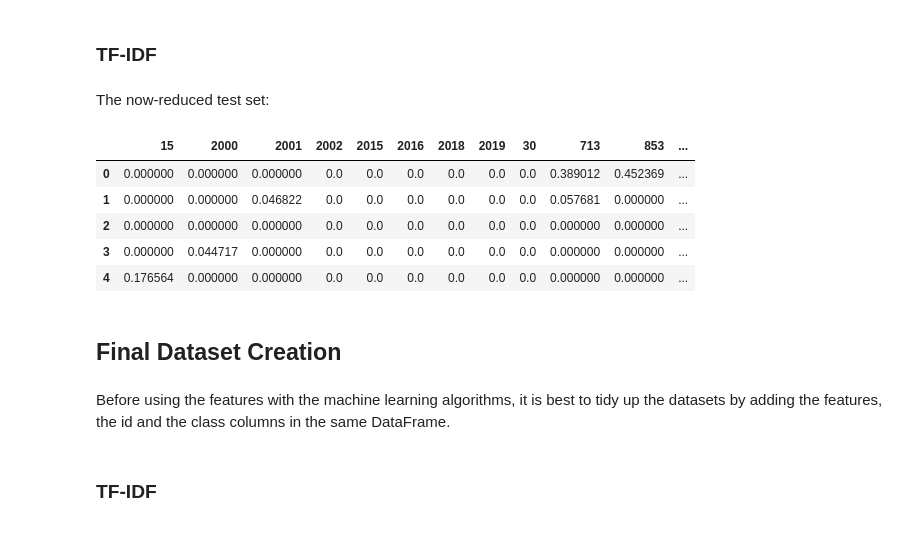
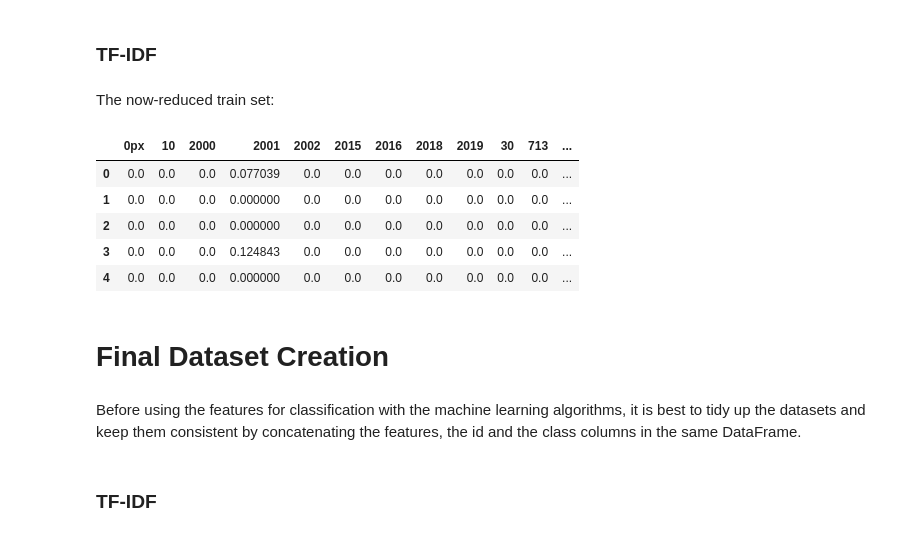
Before and after one commit to liakoyras/thesis-phishing-email-detection, a Jupyter notebook: Text Feature Extraction and Feature Selection.ipynb, the cells around one changed output. Saved outputs shown, nothing was run; the diff lists cells and outputs as text; code cells hidden in the pictures.

```diff
--- a/Text Feature Extraction and Feature Selection.ipynb
+++ b/Text Feature Extraction and Feature Selection.ipynb
@@ -46,7 +54,7 @@ In order to have a lower dimensionality and since not all words from the corpus
 # %%
-tfidf_1 = util.tfidf_features(train_1['body'], test_1['body'], min_df=5, max_features=500)
+tfidf_balanced = util.tfidf_features(train_balanced_tokens['body'], test_balanced_tokens['body'], min_df=5, max_features=500)
 # %%
-tfidf_train_1 = tfidf_1['tfidf_train']
-tfidf_test_1 = tfidf_1['tfidf_test']
-tfidf_model_1 = tfidf_1['vectorizer']
+tfidf_train_balanced = tfidf_balanced['tfidf_train']
+tfidf_test_balanced = tfidf_balanced['tfidf_test']
+tfidf_model_balanced = tfidf_balanced['vectorizer']
 # %%
@@ -106,9 +116,9 @@ In order to further reduce the dimensions of the feature matrix, the number of s
 # %% [markdown]
 ### TF-IDF
 # %%
-selected_tfidf_1 = util.chi2_feature_selection(tfidf_train_1, train_1['class'], tfidf_test_1, percentile=50)
+selected_tfidf_balanced = util.chi2_feature_selection(tfidf_train_balanced, train_balanced_tokens['class'], tfidf_test_balanced, percentile=50)
 # %%
-tfidf_sel_train_1 = selected_tfidf_1['features_train']
-tfidf_sel_test_1 = selected_tfidf_1['features_test']
-tfidf_sel_model_1 = selected_tfidf_1['selector']
+tfidf_sel_train_balanced = selected_tfidf_balanced['features_train']
+tfidf_sel_test_balanced = selected_tfidf_balanced['features_test']
+tfidf_sel_model_balanced = selected_tfidf_balanced['selector']
 # %%
@@ -120,15 +130,15 @@ tfidf_sel_model_2 = selected_tfidf_2['selector']
 # %% [markdown]
-The now-reduced test set:
+The now-reduced train set:
-# %%
-tfidf_sel_test_1.head()
-# %% [output]
-|  | 15 | 2000 | 2001 | 2002 | 2015 | 2016 | 2018 | 2019 | 30 | 713 | 853 | ... |
-| 0 | 0.000000 | 0.000000 | 0.000000 | 0.0 | 0.0 | 0.0 | 0.0 | 0.0 | 0.0 | 0.389012 | 0.452369 | ... |
-| 1 | 0.000000 | 0.000000 | 0.046822 | 0.0 | 0.0 | 0.0 | 0.0 | 0.0 | 0.0 | 0.057681 | 0.000000 | ... |
-| 2 | 0.000000 | 0.000000 | 0.000000 | 0.0 | 0.0 | 0.0 | 0.0 | 0.0 | 0.0 | 0.000000 | 0.000000 | ... |
-| 3 | 0.000000 | 0.044717 | 0.000000 | 0.0 | 0.0 | 0.0 | 0.0 | 0.0 | 0.0 | 0.000000 | 0.000000 | ... |
-| 4 | 0.176564 | 0.000000 | 0.000000 | 0.0 | 0.0 | 0.0 | 0.0 | 0.0 | 0.0 | 0.000000 | 0.000000 | ... |
+# %%
+tfidf_sel_train_balanced.head()
+# %% [output]
+|  | 0px | 10 | 2000 | 2001 | 2002 | 2015 | 2016 | 2018 | 2019 | 30 | 713 | ... |
+| 0 | 0.0 | 0.0 | 0.0 | 0.077039 | 0.0 | 0.0 | 0.0 | 0.0 | 0.0 | 0.0 | 0.0 | ... |
+| 1 | 0.0 | 0.0 | 0.0 | 0.000000 | 0.0 | 0.0 | 0.0 | 0.0 | 0.0 | 0.0 | 0.0 | ... |
+| 2 | 0.0 | 0.0 | 0.0 | 0.000000 | 0.0 | 0.0 | 0.0 | 0.0 | 0.0 | 0.0 | 0.0 | ... |
+| 3 | 0.0 | 0.0 | 0.0 | 0.124843 | 0.0 | 0.0 | 0.0 | 0.0 | 0.0 | 0.0 | 0.0 | ... |
+| 4 | 0.0 | 0.0 | 0.0 | 0.000000 | 0.0 | 0.0 | 0.0 | 0.0 | 0.0 | 0.0 | 0.0 | ... |
 # %% [markdown]
-## Final Dataset Creation
+# Final Dataset Creation
 # %% [markdown]
-Before using the features with the machine learning algorithms, it is best to tidy up the datasets by adding the features, the id and the class columns in the same DataFrame.
+Before using the features for classification with the machine learning algorithms, it is best to tidy up the datasets and keep them consistent by concatenating the features, the id and the class columns in the same DataFrame.
```
Also changed, not shown: parts of 35 cells of this notebook, 2 other files.
